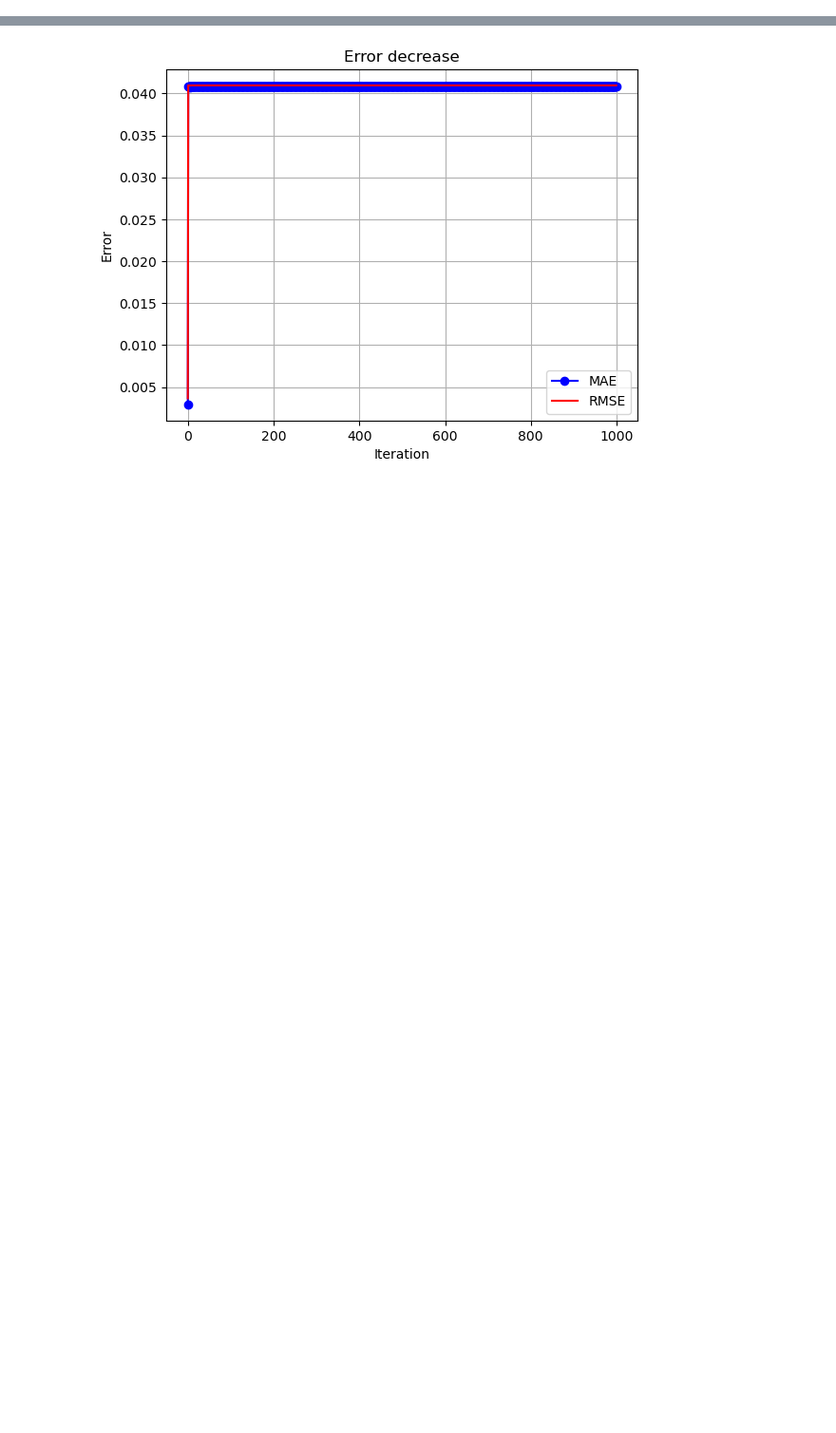
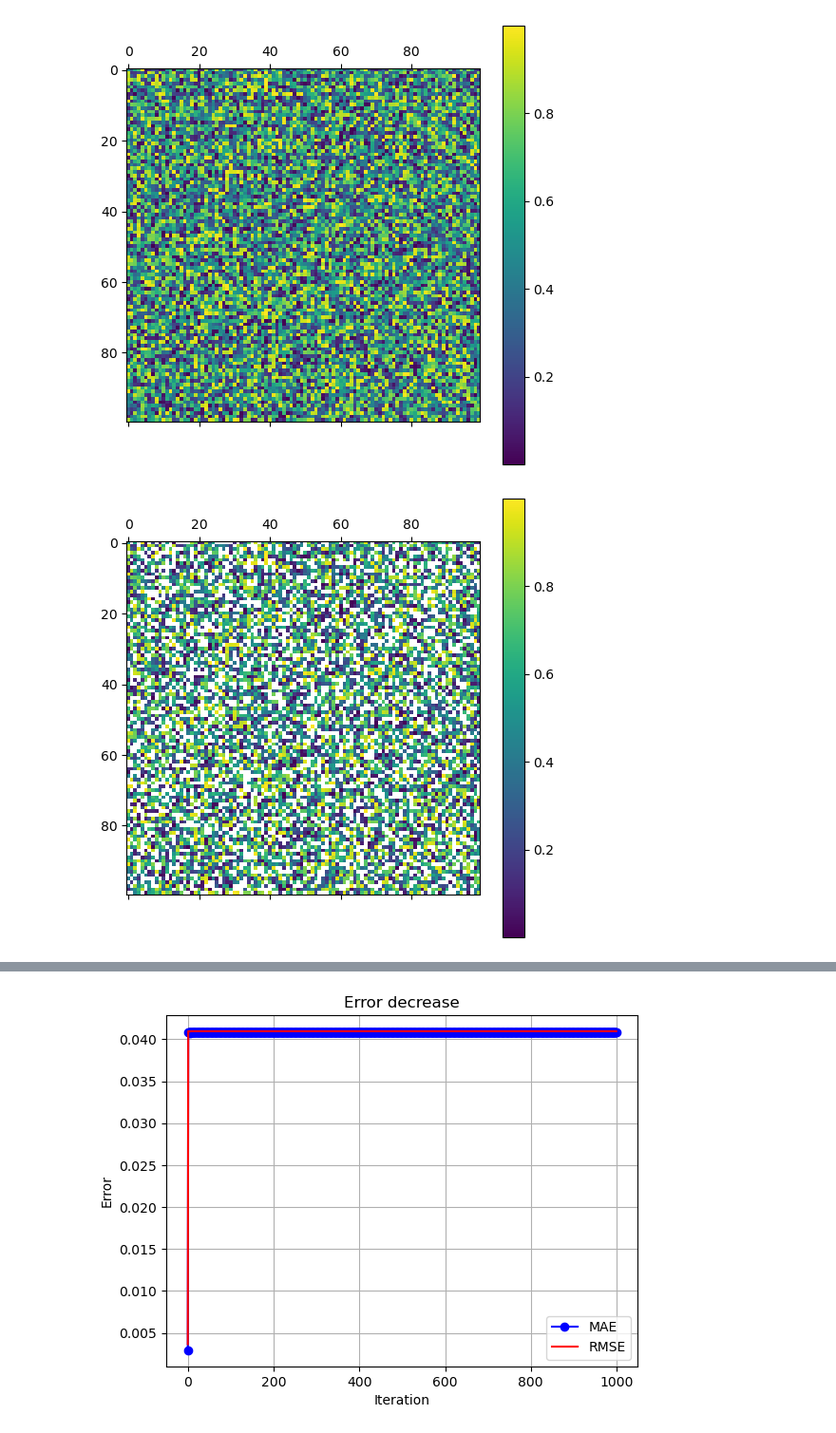
Before and after one commit to Kessius00/nn-s-matrix-fc, a Jupyter notebook: methods/LSMC.ipynb, the cells around one changed output, grey strips where cells are left out. Shown at 95% size. Cells and saved outputs as stored; diff of their text form; code cells hidden in the pictures; blank space fills up the shorter version.

```diff
--- a/methods/LSMC.ipynb
+++ b/methods/LSMC.ipynb
@@ -8,0 +10,11 @@ import scipy.stats as stats
+# %%
+
+M = generate_matrix_with_rank(100,100,99)
+matrix = np.random.rand(100, 100)
+
+
+
+N = partlyDiscardedClipping(matrix, uniform_ratio_keep=0.7, threshold_ratio_keep=0.1)
+# %% [output]
+[figure, added]
+[figure, added]
```
Also changed, not shown: parts of 7 cells of this notebook, 9 other files.
